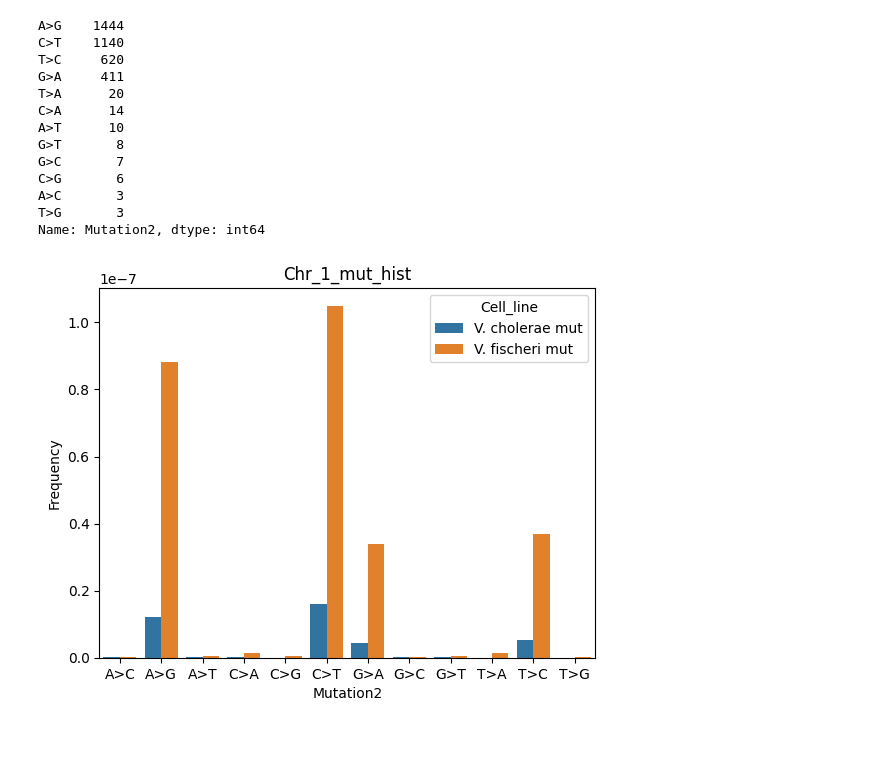
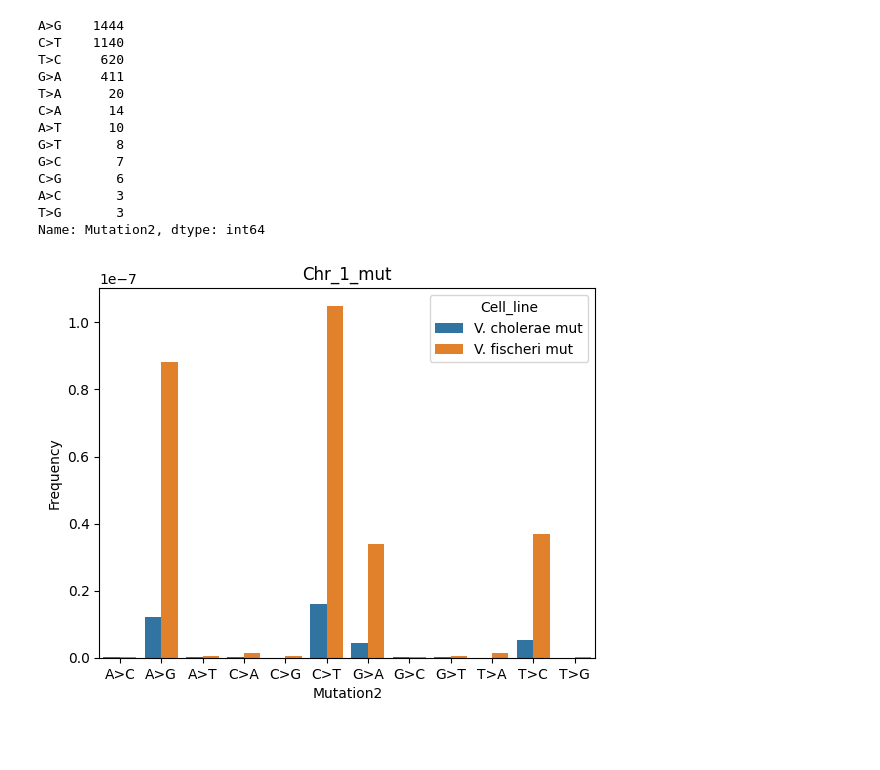
Before and after one commit to Eldar202/V.-Cholerae-history, a Jupyter notebook: Mut_spec_chr.ipynb, the cells around one changed output. Cells and saved outputs as stored; diff of their text form; code cells hidden in the pictures.

```diff
--- a/Mut_spec_chr.ipynb
+++ b/Mut_spec_chr.ipynb
@@ -956,9 +944,9 @@ T>G       3
 Name: Mutation2, dtype: int64
 # %%
 Chr_1_F_mut_hist = Chr_1_F_mut.sort_values(by=['Mutation2']) #упорядочили значения и построиили график Chr_1_F_mut
-plt_chr_1_F_mut = sns.barplot(data= Chr_1_F_mut_hist, x= 'Mutation2' , y = 'Frequency',  hue="Cell_line").set(title='Chr_1_mut_hist')
+plt_chr_1_F_mut = sns.barplot(data= Chr_1_F_mut_hist, x= 'Mutation2' , y = 'Frequency',  hue="Cell_line").set(title='Chr_1_mut')
 # %% [output]
-[figure, old version]
+[figure, new version]
 # %% [markdown]
 #####
 # %% [markdown]
```
Also changed, not shown: parts of 12 cells of this notebook.
